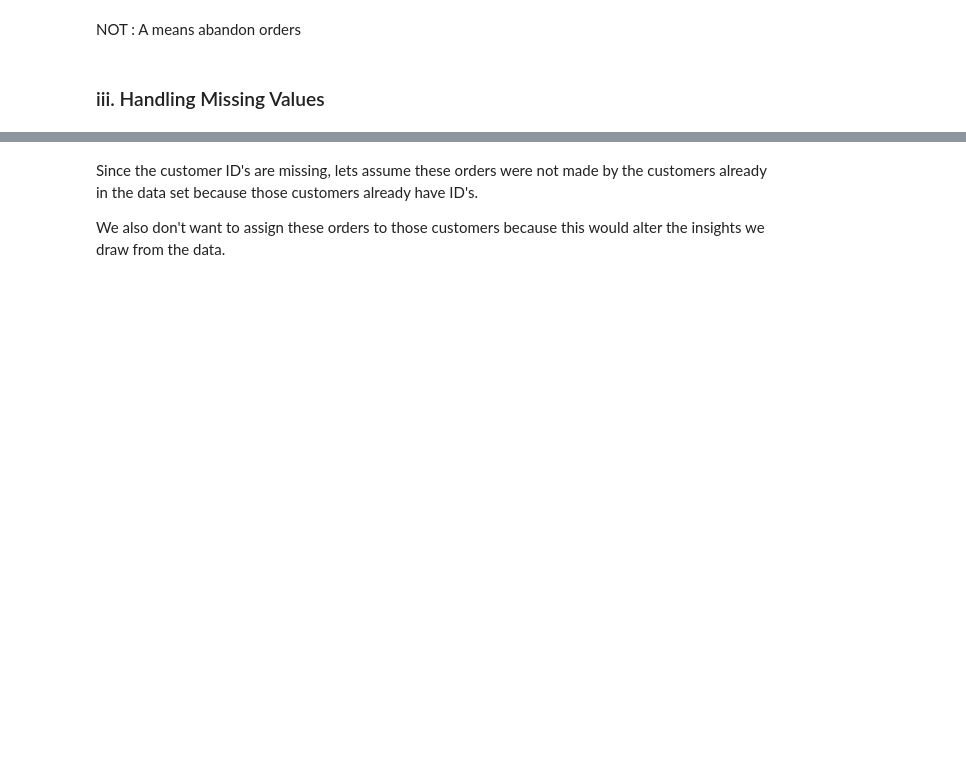
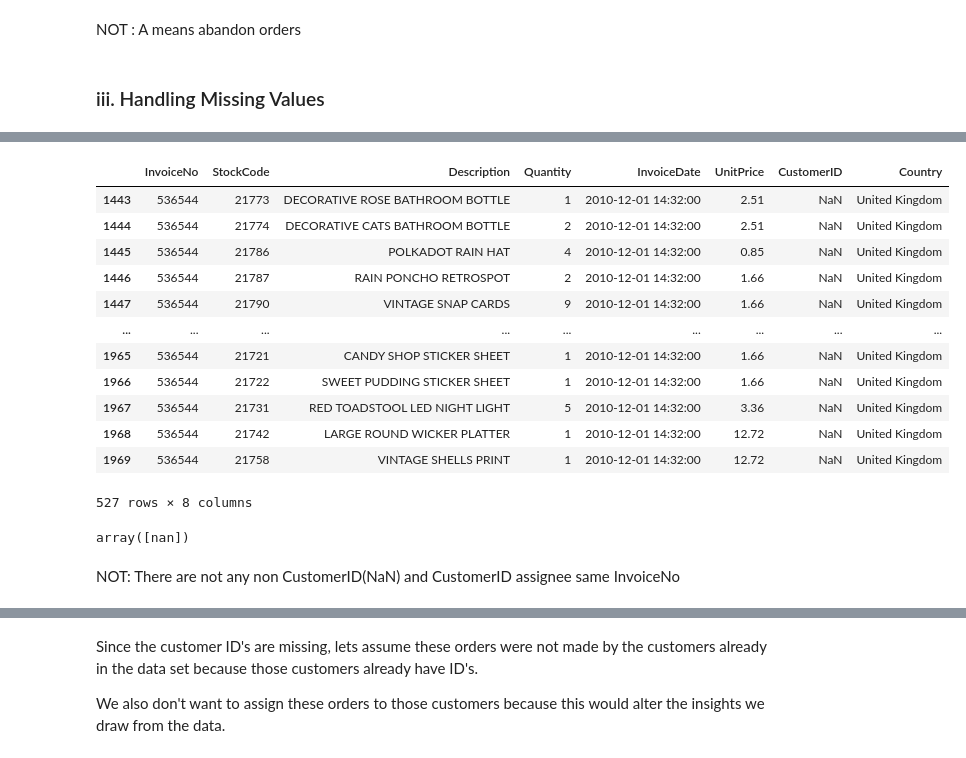
Before and after one commit to Ertugrul-Kurubal/Machine-Learning, a Jupyter notebook: Project/Capstone Project/Customer Segmentation Capstone.ipynb, the cells around one changed output, grey strips where cells are left out. Saved outputs shown, nothing was run; the diff lists cells and outputs as text; code cells hidden in the pictures; blank space fills up the shorter version.

```diff
--- a/Project/Capstone Project/Customer Segmentation Capstone.ipynb
+++ b/Project/Capstone Project/Customer Segmentation Capstone.ipynb
@@ -381,0 +418,22 @@ NOT : A means abandon orders
+# %%
+df[df.InvoiceNo == 536544]
+# %% [output]
+|  | InvoiceNo | StockCode | Description | Quantity | InvoiceDate | UnitPrice | CustomerID | Country |
+| 1443 | 536544 | 21773 | DECORATIVE ROSE BATHROOM BOTTLE | 1 | 2010-12-01 14:32:00 | 2.51 | NaN | United Kingdom |
+| 1444 | 536544 | 21774 | DECORATIVE CATS BATHROOM BOTTLE | 2 | 2010-12-01 14:32:00 | 2.51 | NaN | United Kingdom |
+| 1445 | 536544 | 21786 | POLKADOT RAIN HAT | 4 | 2010-12-01 14:32:00 | 0.85 | NaN | United Kingdom |
+| 1446 | 536544 | 21787 | RAIN PONCHO RETROSPOT | 2 | 2010-12-01 14:32:00 | 1.66 | NaN | United Kingdom |
+| 1447 | 536544 | 21790 | VINTAGE SNAP CARDS | 9 | 2010-12-01 14:32:00 | 1.66 | NaN | United Kingdom |
+| ... | ... | ... | ... | ... | ... | ... | ... | ... |
+| 1965 | 536544 | 21721 | CANDY SHOP STICKER SHEET | 1 | 2010-12-01 14:32:00 | 1.66 | NaN | United Kingdom |
+| 1966 | 536544 | 21722 | SWEET PUDDING STICKER SHEET | 1 | 2010-12-01 14:32:00 | 1.66 | NaN | United Kingdom |
+| 1967 | 536544 | 21731 | RED TOADSTOOL LED NIGHT LIGHT | 5 | 2010-12-01 14:32:00 | 3.36 | NaN | United Kingdom |
+| 1968 | 536544 | 21742 | LARGE ROUND WICKER PLATTER | 1 | 2010-12-01 14:32:00 | 12.72 | NaN | United Kingdom |
+| 1969 | 536544 | 21758 | VINTAGE SHELLS PRINT | 1 | 2010-12-01 14:32:00 | 12.72 | NaN | United Kingdom |
+527 rows × 8 columns
+# %%
+df[df.InvoiceNo == 536544]["CustomerID"].unique()
+# %% [output]
+array([nan])
+# %% [markdown]
+NOT: There are not any non CustomerID(NaN) and CustomerID assignee same InvoiceNo
```
Also changed, not shown: parts of 6 cells of this notebook.
